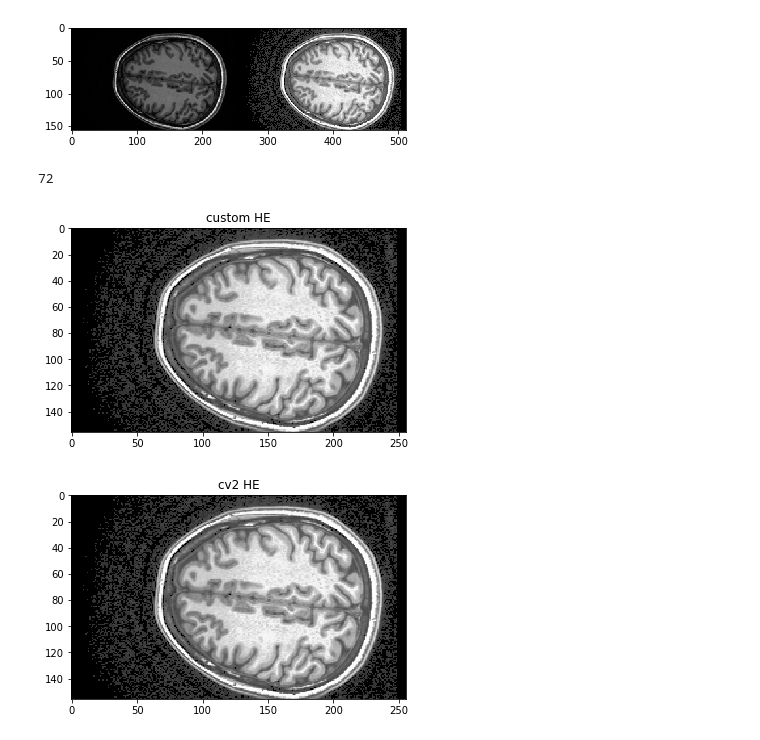
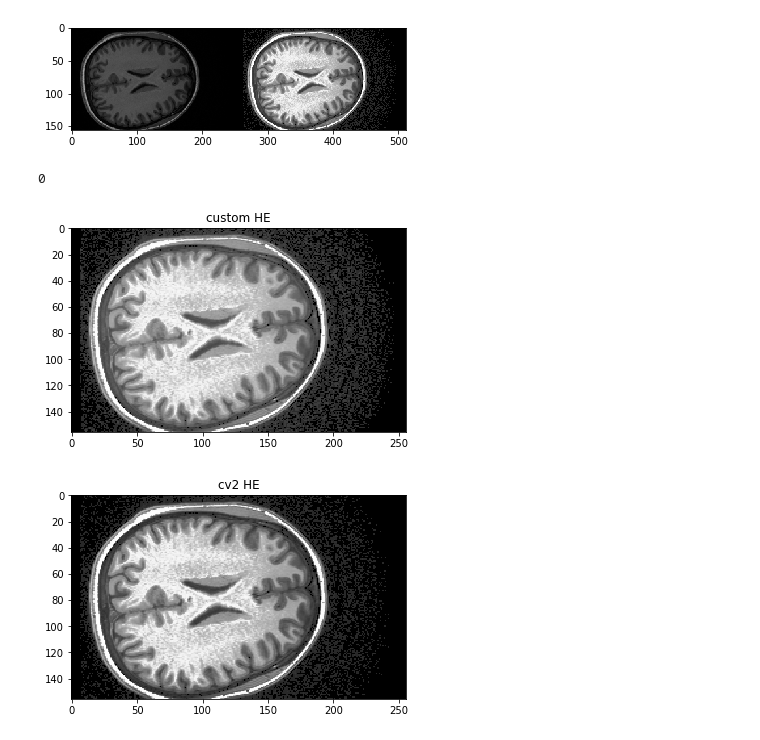
Before and after one commit to nathan-14200/wsbim2243, a Jupyter notebook: Segmentation.ipynb, the cells around one changed output. Saved outputs shown, nothing was run; the diff lists cells and outputs as text; code cells hidden in the pictures.

```diff
--- a/Segmentation.ipynb
+++ b/Segmentation.ipynb
@@ -47,11 +28,0 @@ print(data.min())
-# %%
-import matplotlib.pyplot as plt
-import numpy as np
-
-#Rotate images
-for i in range(len(data)):
-    data[i] = np.rot90(data[i],axes=(-2,-1))
-
-#plt.imshow(data[50], interpolation='nearest')
-plt.imshow(data[:,:,50], cmap='gray')
-plt.show()
@@ -60,2 +35,2 @@ plt.show()
 # %%
-grey_im = (data[:,:,50]*(255/data[:,:,50].max())).astype(np.uint8)
+grey_im = (data*(255/data.max())).astype(np.uint8)
@@ -66,8 +36,0 @@ print(grey_im.max())
-# %%
-#https://stackoverflow.com/questions/22159160/python-calculate-histogram-of-image
-counts, bins = np.histogram(grey_im, range(256))
-# plot histogram centered on values 0..255
-
-plt.bar(bins[:-1] - 0.5, counts, width=1, edgecolor='none')
-plt.xlim([-0.5, 255.5])
-plt.show()
@@ -84,9 +37,9 @@ Successfully installed opencv-python-4.5.1.48
 # %%
 #https://opencv-python-tutroals.readthedocs.io/en/latest/py_tutorials/py_imgproc/py_histograms/py_histogram_equalization/py_histogram_equalization.html
-import cv2
 
 
-img = grey_im
+
+img = grey_im[:,:,190]
 equ = cv2.equalizeHist(img)
 res = np.hstack((img,equ)) #stacking images side-by-side
 
@@ -94,15 +47,15 @@ plt.imshow(res, cmap='gray')
 plt.show()
 print(img[20][200])
 # %% [output]
-[figure, old version]
+[figure, new version]
-72
+0
 # %%
 #Own implementation of the histogram equalization
 
 #The goal of the H.E is to have a linear cumulative distribution function (cdf)
 #a cross the range of intensity to have a better use of all possible intensities.
 #
-import math
+
 
 
 def hist_equalizer(img):
@@ -115,37 +68,37 @@ def hist_equalizer(img):
     #Create the histogram
     #We got up to 256 because the last bin is [255,256] while all the others are [n-1,n[
     #meaning that the last bin would have sum the pixels with value 254 and 255 if we had stop at 255
     counts, bins = np.histogram(grey_im.flatten(),256, [0,256])
 
     #Create the cdf
     cdf = counts.cumsum()
     cdf_min = cdf[np.nonzero(cdf)[0][0]] #first element that is not zero
 
     i_max, j_max = img.shape
 
     for i in range(i_max):
         for j in range(j_max):
             #value in the original image to be transformed
             val = grey_im[i][j]
 
             #we just take the normalized cdf of the value by the inverse distribution
             #function (quantile function) multiply it by 255 (the max range) and round the result
-            result[i][j] = math.floor((cdf[val] - cdf_min)/(i_max*j_max - cdf_min)*(256-1))
+            result[i][j] = m.floor((cdf[val] - cdf_min)/(i_max*j_max - cdf_min)*(256-1))
 
     return result
 
-custom_res = hist_equalizer(data[:,:,50])
+custom_res = hist_equalizer(data[:,:,190])
 
 plt.imshow(custom_res,cmap='gray')
 plt.title("custom HE")
 plt.show()
 
 plt.imshow(equ,cmap='gray')
 plt.title("cv2 HE")
 plt.show()
 # %% [output]
-[figure, old version]
+[figure, new version]
-[figure, old version]
+[figure, new version]
 # %%
 #Comparing histogram of custom and cv2 histogram equalizer
 
```
Also changed, not shown: parts of 34 cells of this notebook.
